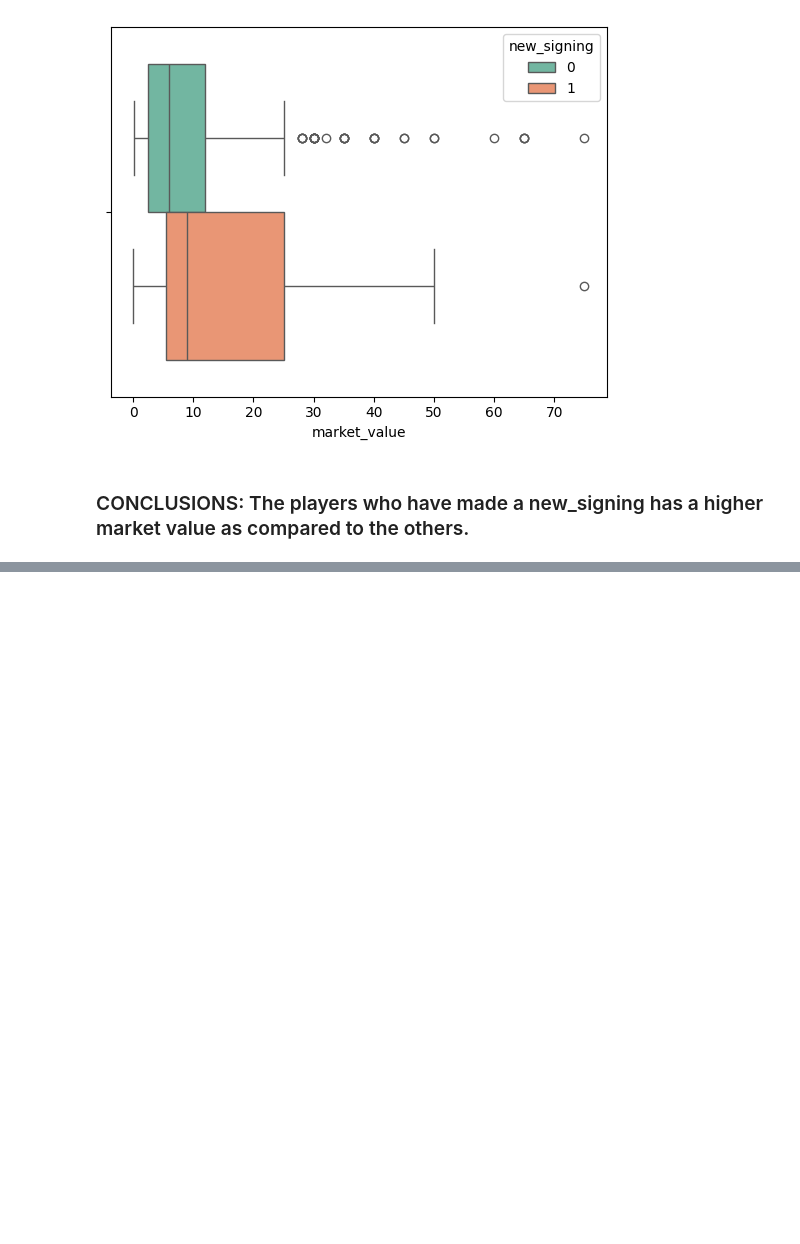
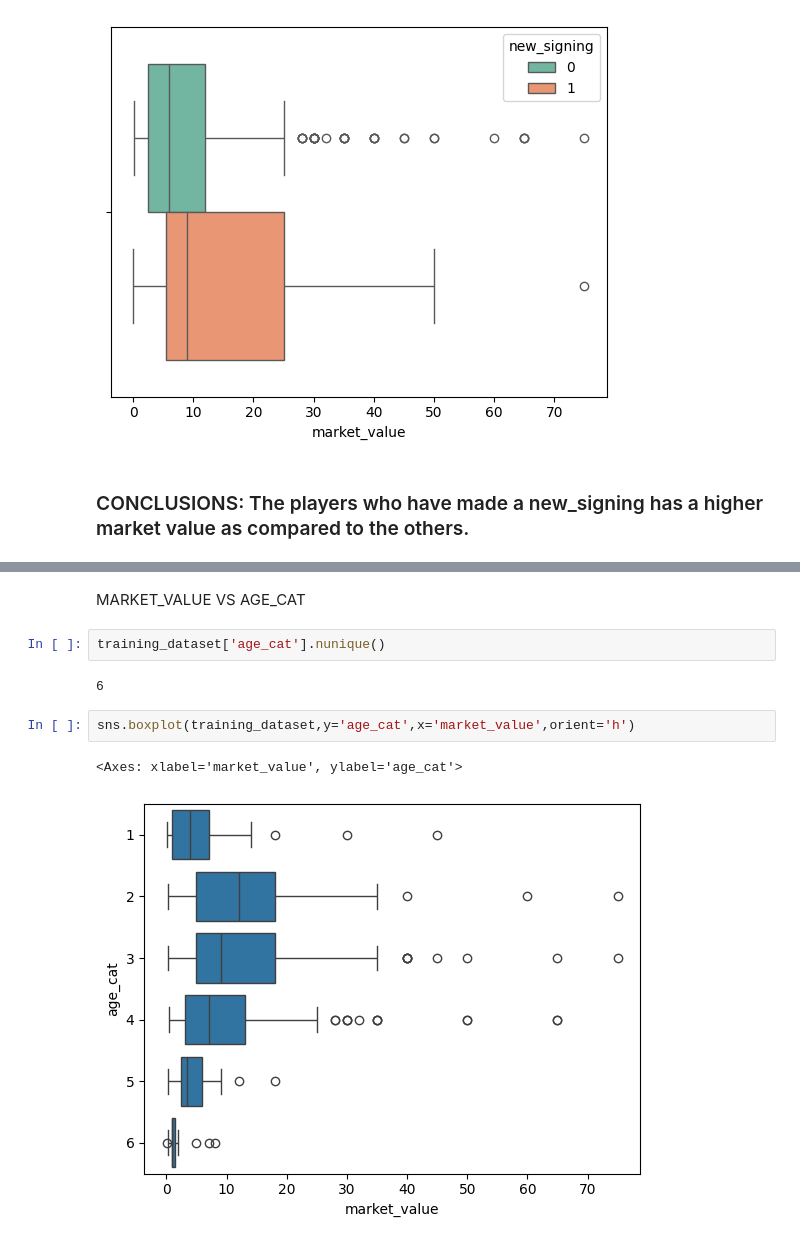
Before and after one commit to rishi0282/Data-Science, a Jupyter notebook: Price_prediction_model/football_player_price_prediction_model.ipynb, the cells around one changed output, grey strips where cells are left out. Cells and saved outputs as stored; diff of their text form; blank space fills up the shorter version.

```diff
--- a/Price_prediction_model/football_player_price_prediction_model.ipynb
+++ b/Price_prediction_model/football_player_price_prediction_model.ipynb
@@ -590,0 +716,11 @@ sns.boxplot(training_dataset,x='market_value',hue='new_signing',palette='Set2')
+# %% [markdown]
+MARKET_VALUE VS AGE_CAT
+# %%
+training_dataset['age_cat'].nunique()
+# %% [output]
+6
+# %%
+sns.boxplot(training_dataset,y='age_cat',x='market_value',orient='h')
+# %% [output]
+<Axes: xlabel='market_value', ylabel='age_cat'>
+[figure, added]
```
Also changed, not shown: parts of 24 cells of this notebook.
